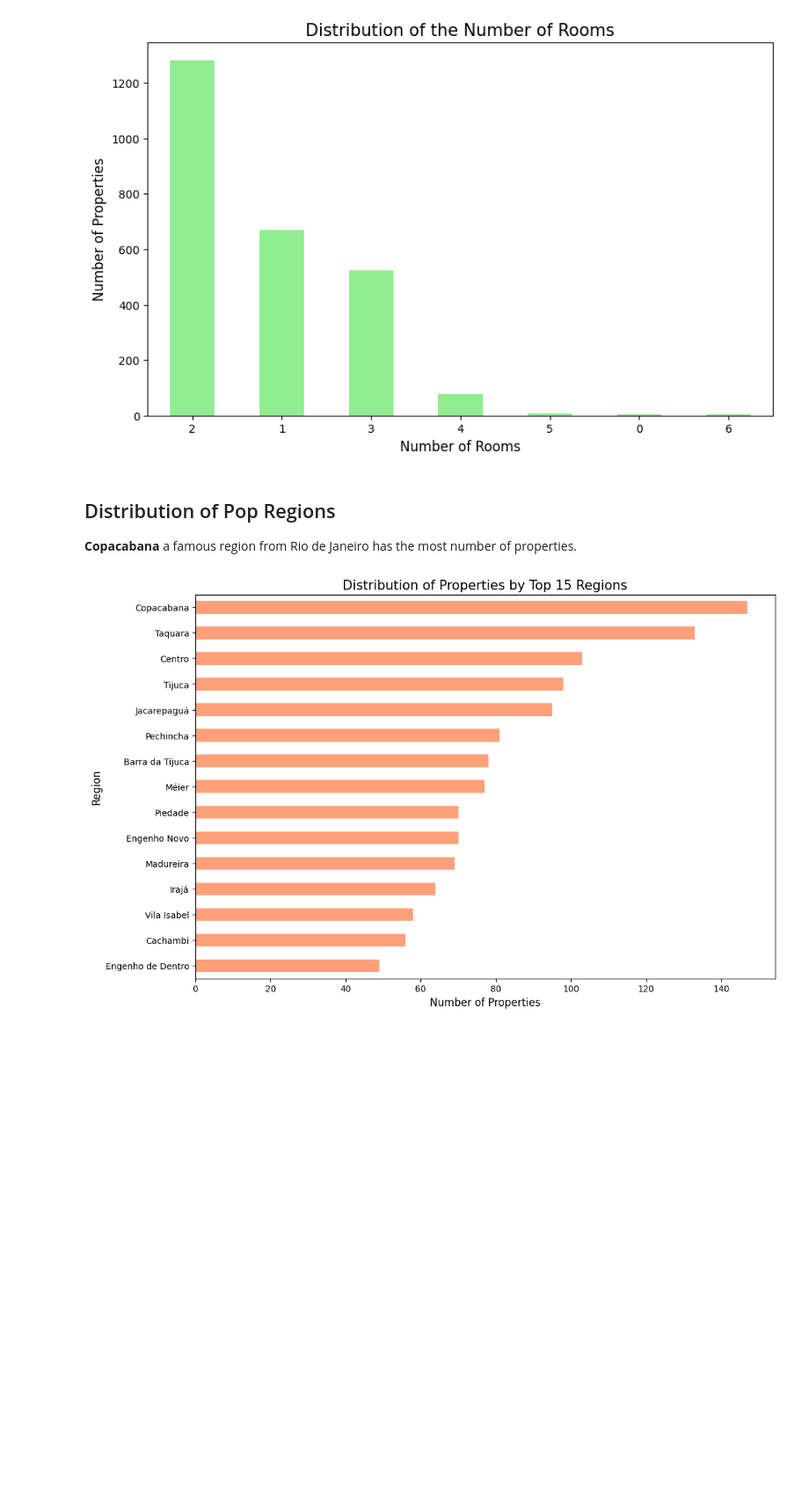
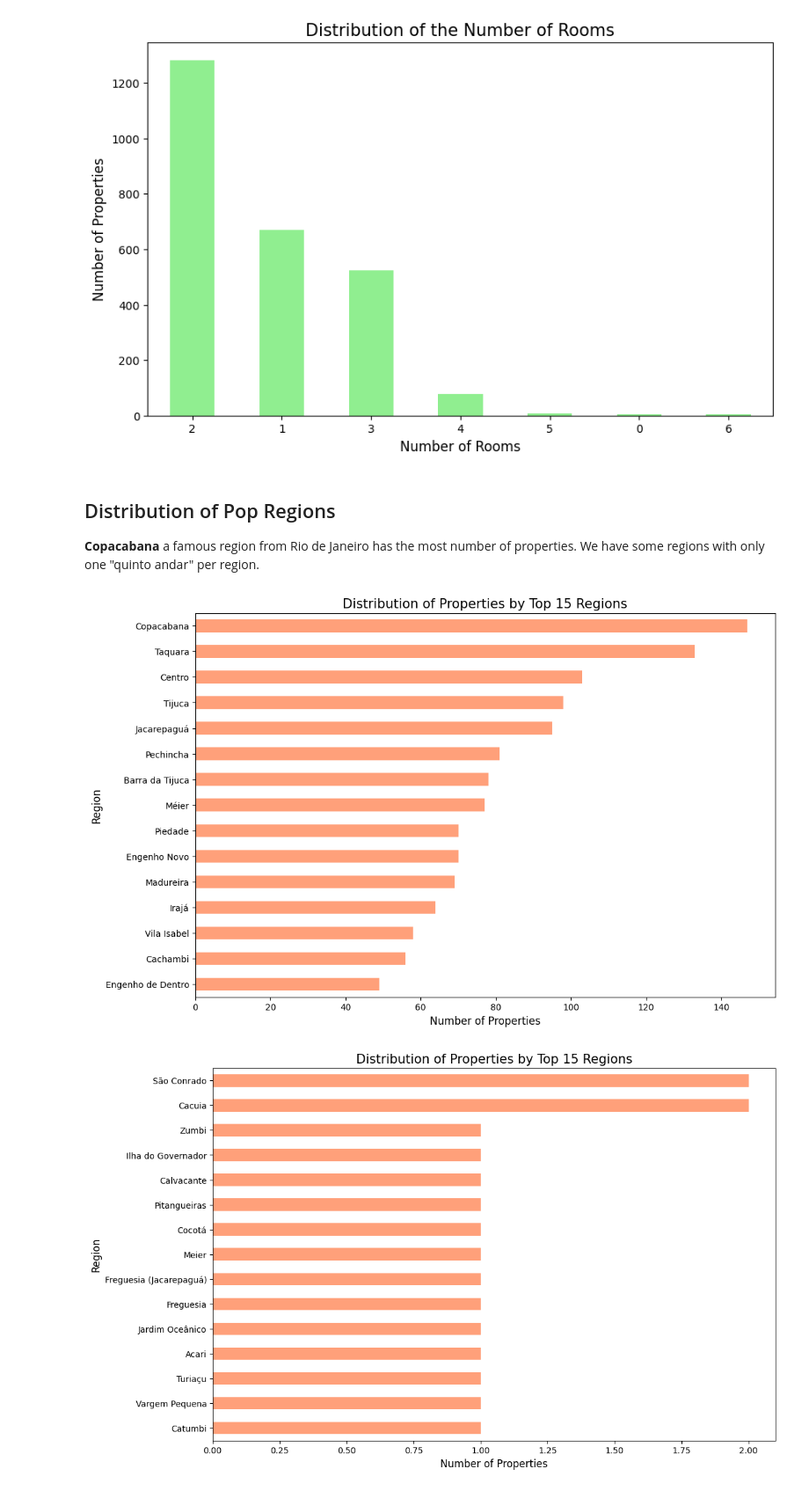
Before and after one commit to valeriolonde/Rio-Housing-Scrapper, a Jupyter notebook: Descriptive statistics.ipynb, the cells around one changed output. Shown at 88% size. Cells and saved outputs as stored; diff of their text form; code cells hidden in the pictures; blank space fills up the shorter version.

```diff
--- a/Descriptive statistics.ipynb
+++ b/Descriptive statistics.ipynb
@@ -192,22 +214,34 @@ plt.show()
 # %% [markdown]
 ## Distribution of Pop Regions
 
-__Copacabana__ a famous region from Rio de Janeiro has the most number of properties.
+__Copacabana__ a famous region from Rio de Janeiro has the most number of properties. We have some regions with only one "quinto andar" per region.
 # %%
 # 4. Distribution of Regions
 
 # Select the top 15 regions
 top_15_regions = df_cleaned['Region'].value_counts().head(15)
 
 plt.figure(figsize=(12, 8))
 top_15_regions.plot(kind='barh', color='lightsalmon')
 plt.title('Distribution of Properties by Top 15 Regions', fontsize=15)
 plt.xlabel('Number of Properties', fontsize=12)
 plt.ylabel('Region', fontsize=12)
 plt.gca().invert_yaxis()  # Invert y-axis to have the region with the most properties at the top
 plt.show()
+
+# Select the bottom 15 regions
+top_15_regions = df_cleaned['Region'].value_counts().tail(15)
+
+plt.figure(figsize=(12, 8))
+top_15_regions.plot(kind='barh', color='lightsalmon')
+plt.title('Distribution of Properties by Top 15 Regions', fontsize=15)
+plt.xlabel('Number of Properties', fontsize=12)
+plt.ylabel('Region', fontsize=12)
+plt.gca().invert_yaxis()  # Invert y-axis to have the region with the most properties at the top
+plt.show()
 # %% [output]
 [figure]
+[figure, added]
 # %% [markdown]
 ## Correlation Between Features
 
```
Also changed, not shown: parts of 4 cells of this notebook, 1 other file.
